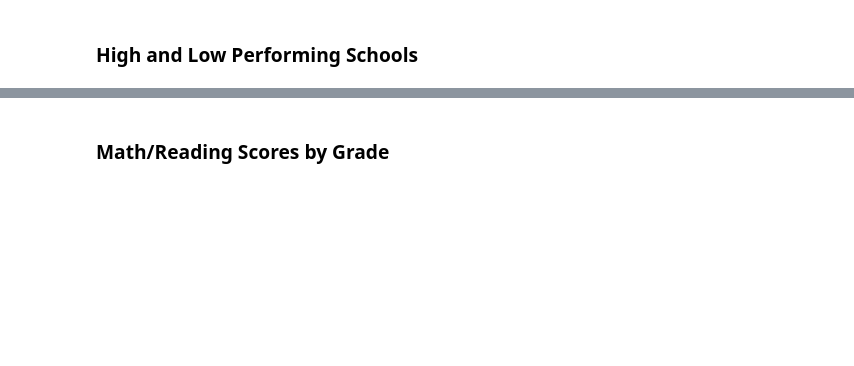
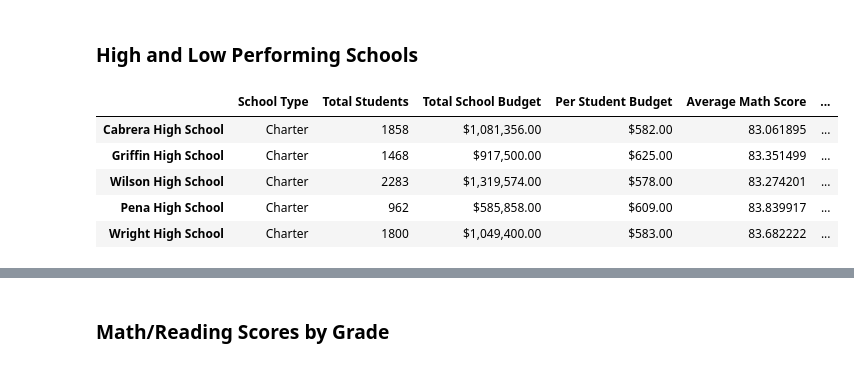
Before and after one commit to izzyd24/School_District_Analysis, a Jupyter notebook: PyCitySchools_Challenge.ipynb, the cells around one changed output, grey strips where cells are left out. Saved outputs shown, nothing was run; the diff lists cells and outputs as text; code cells hidden in the pictures; blank space fills up the shorter version.

```diff
--- a/PyCitySchools_Challenge.ipynb
+++ b/PyCitySchools_Challenge.ipynb
@@ -293,0 +429,6 @@ per_school_summary_df
+# %%
+# Step 12. Replace the passing math percent for Thomas High School in the per_school_summary_df.
+# use the loc method to replace the % Passing Math score for THS
+# with the new math passing percentage you calculated in Step 9
+per_school_summary_df.loc[["Thomas High School"],["% Passing Math"]] = percent_passing_math_THS
+percent_passing_math_THS
@@ -293,0 +444,6 @@ per_school_summary_df
+# %%
+# Step 13. Replace the passing reading percentage for Thomas High School in the per_school_summary_df.
+# use the loc method to replace the % Passing reading score for THS
+# with the new math passing percentage you calculated in Step 10
+per_school_summary_df.loc[["Thomas High School"],["% Passing Reading"]] = percent_passing_reading_THS
+percent_passing_reading_THS
@@ -293,0 +459,10 @@ per_school_summary_df
+# %%
+# Step 14. Replace the overall passing percentage for Thomas High School in the per_school_summary_df.
+# use the loc method to replace the % Overall Passing score for THS
+# with the new overall passing percentage you calculated in Step 11
+per_school_summary_df.loc[["Thomas High School"],["% Overall Passing"]] = percent_overall_THS
+percent_overall_THS
+per_school_summary_df.tail(3)
+
+# ERROR = % passing math, reading, overall still shows as Nan
+# I expected 90. 93, 97 %
@@ -295,5 +475,15 @@ per_school_summary_df
 ### High and Low Performing Schools
 # %%
 # Sort and show top five schools.
+top5_schools = per_school_summary_df.sort_values(["% Overall Passing"], ascending=False)
+
+top5_schools.head(5)
+# %% [output]
+|  | School Type | Total Students | Total School Budget | Per Student Budget | Average Math Score | ... |
+| Cabrera High School | Charter | 1858 | $1,081,356.00 | $582.00 | 83.061895 | ... |
+| Griffin High School | Charter | 1468 | $917,500.00 | $625.00 | 83.351499 | ... |
+| Wilson High School | Charter | 2283 | $1,319,574.00 | $578.00 | 83.274201 | ... |
+| Pena High School | Charter | 962 | $585,858.00 | $609.00 | 83.839917 | ... |
+| Wright High School | Charter | 1800 | $1,049,400.00 | $583.00 | 83.682222 | ... |
 # %%
 # Sort and show top five schools.
```
Also changed, not shown: parts of 122 cells of this notebook.
